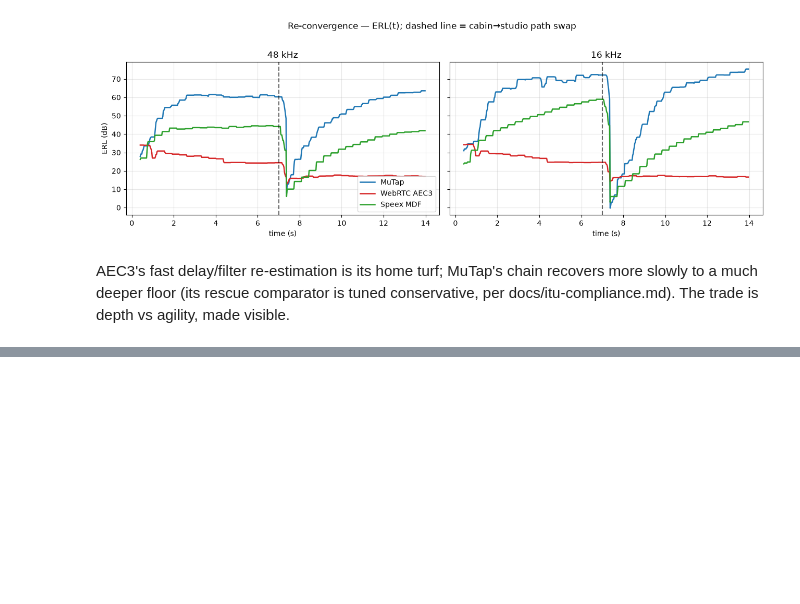
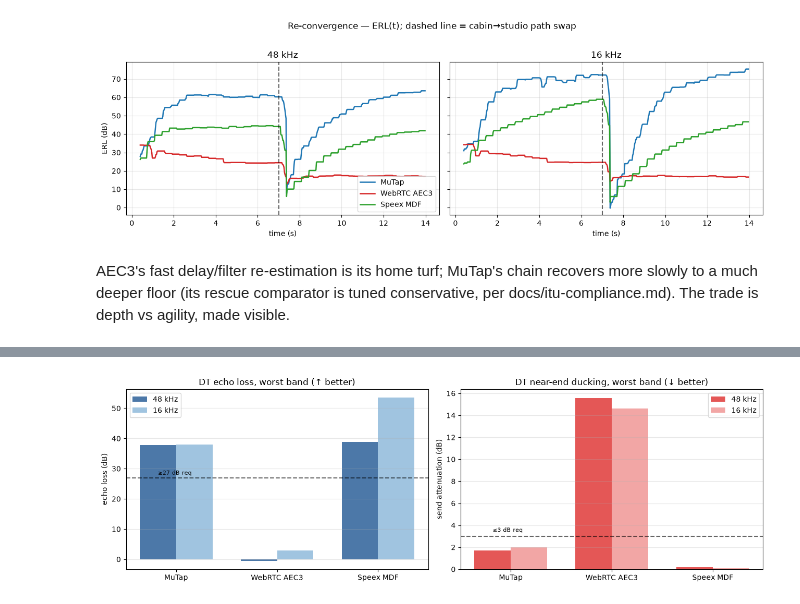
Before and after one commit to tap/MuTap, a Jupyter notebook: notebooks/itu_comparison.ipynb, the cells around one changed output, grey strips where cells are left out. Saved outputs shown, nothing was run; the diff lists cells and outputs as text; code cells hidden in the pictures; blank space fills up the shorter version.

```diff
--- a/notebooks/itu_comparison.ipynb
+++ b/notebooks/itu_comparison.ipynb
@@ -99,0 +131,17 @@ companion.
+# %%
+fig, (ax1, ax2) = plt.subplots(1, 2, figsize=(13, 4.2))
+x = np.arange(len(SUBJECTS)); w = 0.36
+for i, fs in enumerate(['48000', '16000']):
+    ax1.bar(x + i*w, [D[fs]['dt_comb'].get(s, {}).get('echo_loss_db', 0) for s in SUBJECTS], w,
+            label=f'{int(fs)//1000} kHz', color=['#4c78a8', '#a0c4e0'][i])
+    ax2.bar(x + i*w, [D[fs]['dt_comb'].get(s, {}).get('send_atten_db', 0) for s in SUBJECTS], w,
+            label=f'{int(fs)//1000} kHz', color=['#e45756', '#f2a6a5'][i])
+ax1.axhline(27, ls='--', color='k', alpha=0.6); ax1.annotate('≥27 dB req', (0, 28), fontsize=8)
+ax2.axhline(3, ls='--', color='k', alpha=0.6); ax2.annotate('≤3 dB req', (0, 3.4), fontsize=8)
+for ax, ttl, yl in ((ax1, 'DT echo loss, worst band (↑ better)', 'echo loss (dB)'),
+                    (ax2, 'DT near-end ducking, worst band (↓ better)', 'send attenuation (dB)')):
+    ax.set_xticks(x + w/2); ax.set_xticklabels([LBL[s] for s in SUBJECTS])
+    ax.set_title(ttl); ax.set_ylabel(yl); ax.grid(axis='y', alpha=0.3); ax.legend()
+plt.tight_layout(); plt.show()
+# %% [output]
+[figure, added]
```
Also changed, not shown: parts of 9 cells of this notebook, 4 other files.
